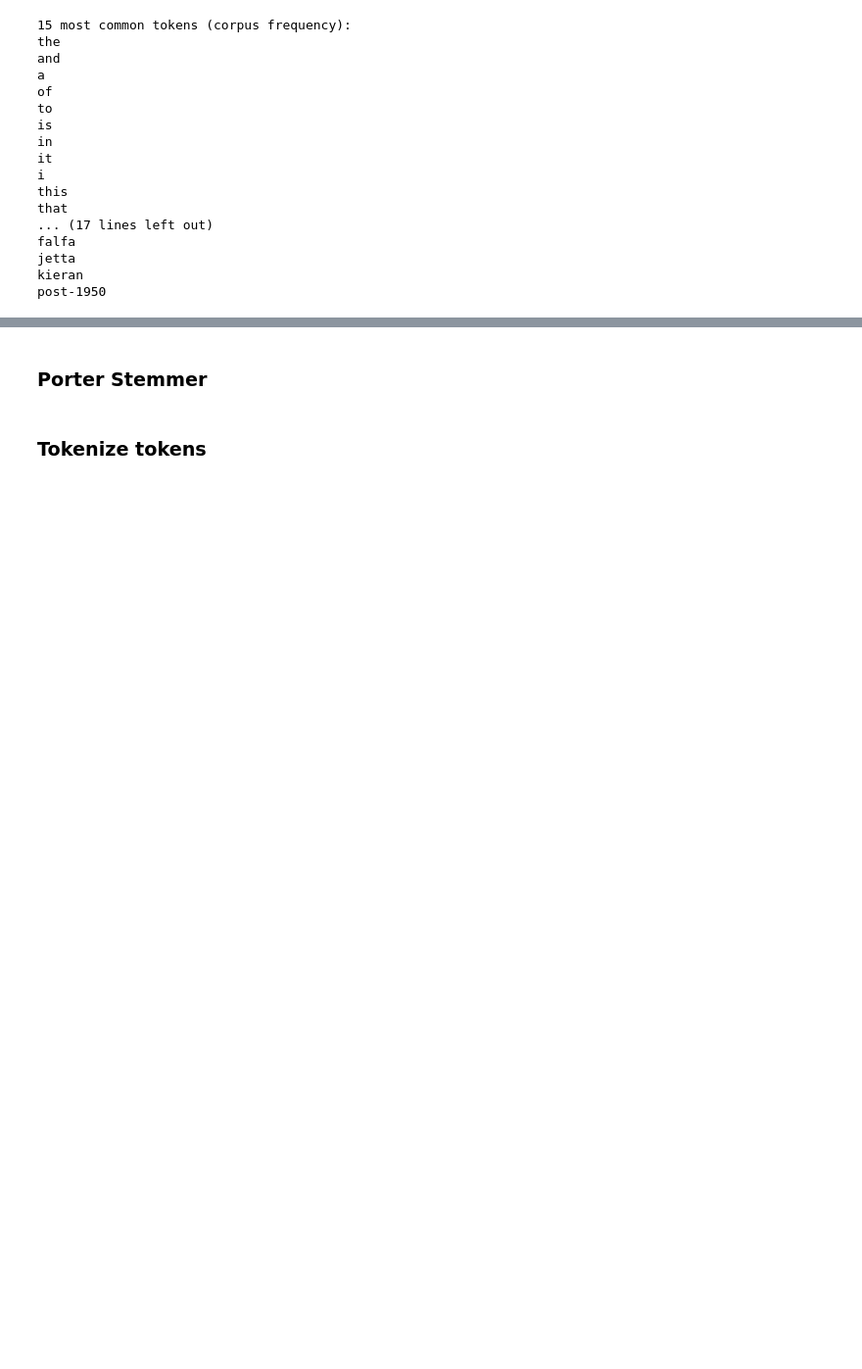
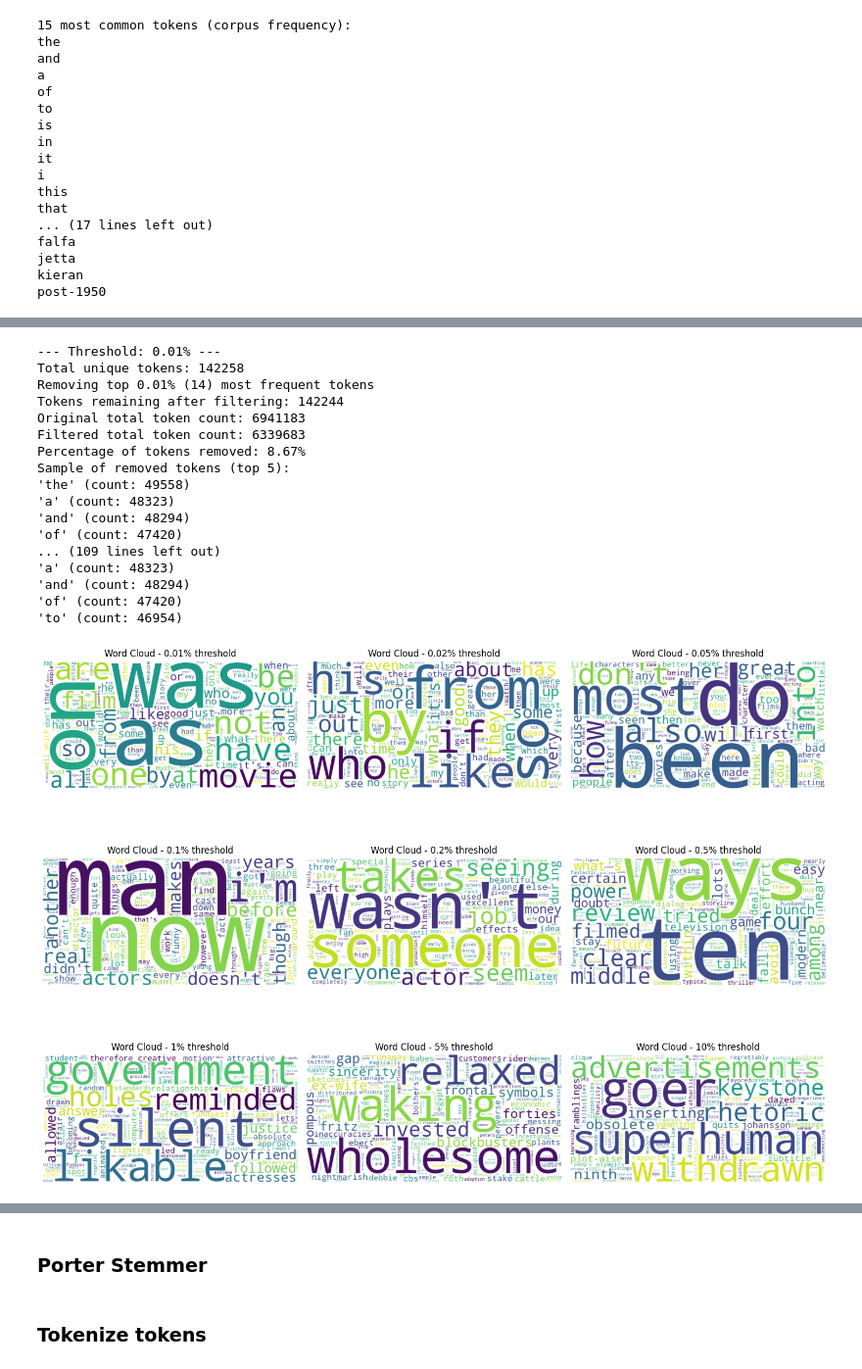
Before and after one commit to SuperMuel/dlnlp, a Jupyter notebook: exercise_01/exercise_01.ipynb, the cells around one changed output, grey strips where cells are left out. Shown at 98% size. Cells and saved outputs as stored; diff of their text form; code cells hidden in the pictures; blank space fills up the shorter version.

```diff
--- a/exercise_01/exercise_01.ipynb
+++ b/exercise_01/exercise_01.ipynb
@@ -969,15 +960,17 @@ jetta
 kieran
 post-1950
 # %%
-tokens_document_frequency = {token: 0 for token in all_unique_tokens}
+from collections import Counter
+
+# Count document frequency using Counter
+tokens_counter: Counter[str] = Counter()
 
 for text in all_texts:
-    doc_tokens = tokenize_and_clean_tokens(text)
-    for token in doc_tokens:
-        tokens_document_frequency[token] += 1
+    doc_tokens = set(tokenize_and_clean_tokens(text))
+    tokens_counter.update(doc_tokens)
 
 # Show the 15 most frequent tokens by document frequency
-most_common_df_tokens = sorted(tokens_document_frequency.items(), key=lambda x: x[1], reverse=True)[:15]
+most_common_df_tokens = tokens_counter.most_common(15)
 print("15 most common tokens (document frequency):")
 for token, freq in most_common_df_tokens:
     print(f"{token}: {freq}")
@@ -1014,6 +1009,6 @@ plot_wordcloud(tokens_counter)
 # %%
 # Define different threshold percentages for removing most frequent tokens
-threshold_percentages = [0.5, 1, 5, 10]  # Remove top X% most frequent tokens
+threshold_percentages = [0.01, 0.02, 0.05, 0.1, 0.2, 0.5, 1, 5, 10]  # Remove top X% most frequent tokens
 
 # Create a figure with subplots for each threshold
 plt.figure(figsize=(15, 12))
@@ -1030,33 +1025,57 @@ for i, THRESHOLD_PERCENTAGE in enumerate(threshold_percentages, 1):
     # Get the tokens to remove (the most frequent ones)
     tokens_to_remove = [token for token, _ in tokens_counter.most_common(n_tokens_to_remove)]
 
     # Create a new counter without the removed tokens
     filtered_tokens_counter = Counter({token: count for token, count in tokens_counter.items()
                                       if token not in tokens_to_remove})
 
     print(f"Tokens remaining after filtering: {len(filtered_tokens_counter)}")
 
     # Compare the original and filtered token counts
     print(f"Original total token count: {sum(tokens_counter.values())}")
     print(f"Filtered total token count: {sum(filtered_tokens_counter.values())}")
     print(f"Percentage of tokens removed: {(sum(tokens_counter.values()) - sum(filtered_tokens_counter.values())) / sum(tokens_counter.values()) * 100:.2f}%")
 
     # Display some of the removed tokens
     print("Sample of removed tokens (top 5):")
     for token in tokens_to_remove[:5]:
         print(f"'{token}' (count: {tokens_counter[token]})")
 
     # Create a subplot for this threshold
-    plt.subplot(2, 2, i)
+    # Dynamically determine subplot grid size based on number of thresholds
+    import math
+    n_thresholds = len(threshold_percentages)
+    n_cols = math.ceil(math.sqrt(n_thresholds))
+    n_rows = math.ceil(n_thresholds / n_cols)
+    plt.subplot(n_rows, n_cols, i)
 
     # Generate and display wordcloud
     wc = WordCloud(width=800, height=400, background_color='white')
     wc.generate_from_frequencies(filtered_tokens_counter)
     plt.imshow(wc, interpolation='bilinear')
     plt.axis('off')
     plt.title(f'Word Cloud - {THRESHOLD_PERCENTAGE}% threshold')
 
 plt.tight_layout()
 plt.show()
+# %% [output]
+--- Threshold: 0.01% ---
+Total unique tokens: 142258
+Removing top 0.01% (14) most frequent tokens
+Tokens remaining after filtering: 142244
+Original total token count: 6941183
+Filtered total token count: 6339683
+Percentage of tokens removed: 8.67%
+Sample of removed tokens (top 5):
+'the' (count: 49558)
+'a' (count: 48323)
+'and' (count: 48294)
+'of' (count: 47420)
+... (109 lines left out)
+'a' (count: 48323)
+'and' (count: 48294)
+'of' (count: 47420)
+'to' (count: 46954)
+[figure, added]
 # %%
 # Display the most frequent tokens after filtering with 5% threshold (as an example)
```
Also changed, not shown: parts of 6 cells of this notebook.
